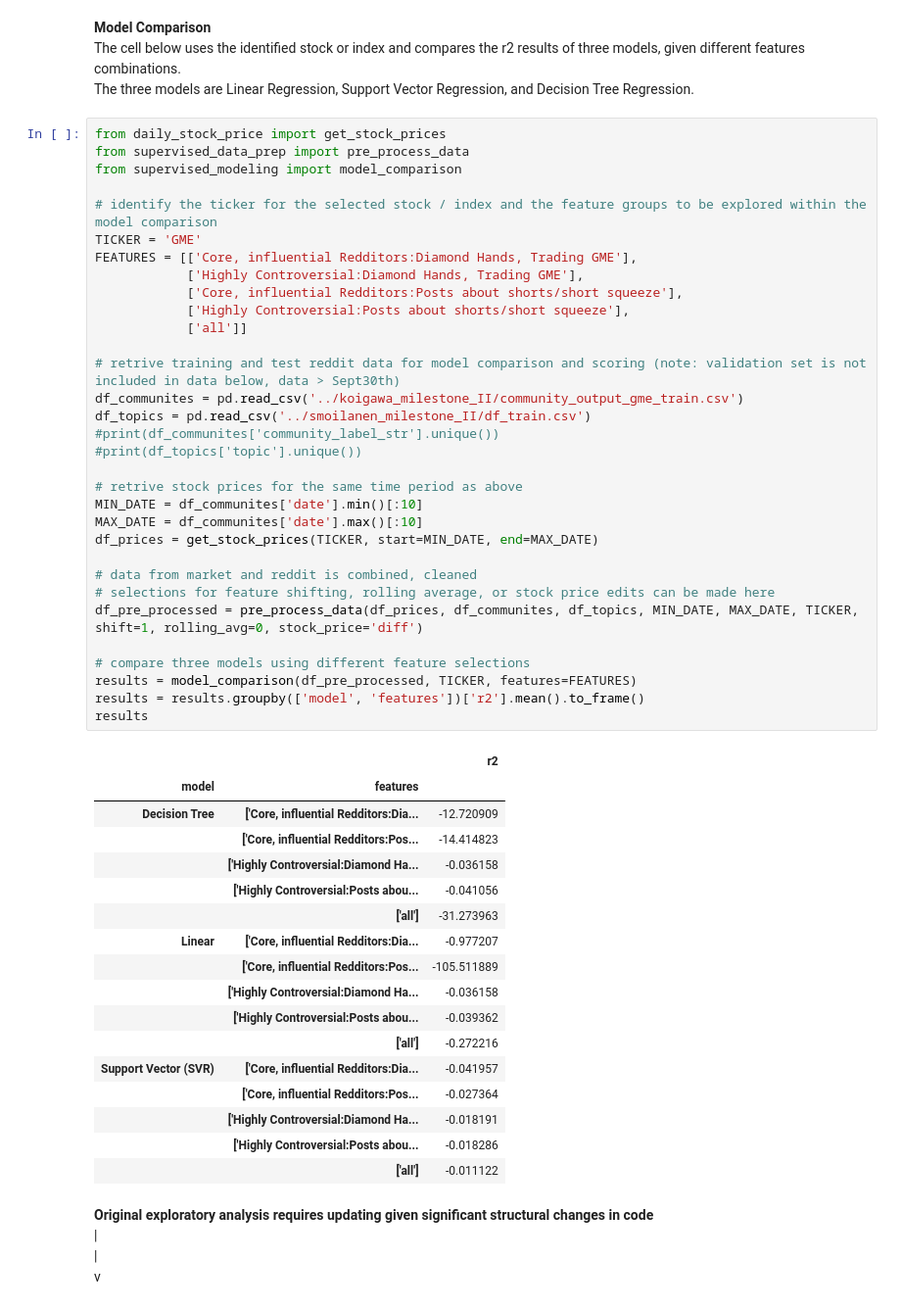
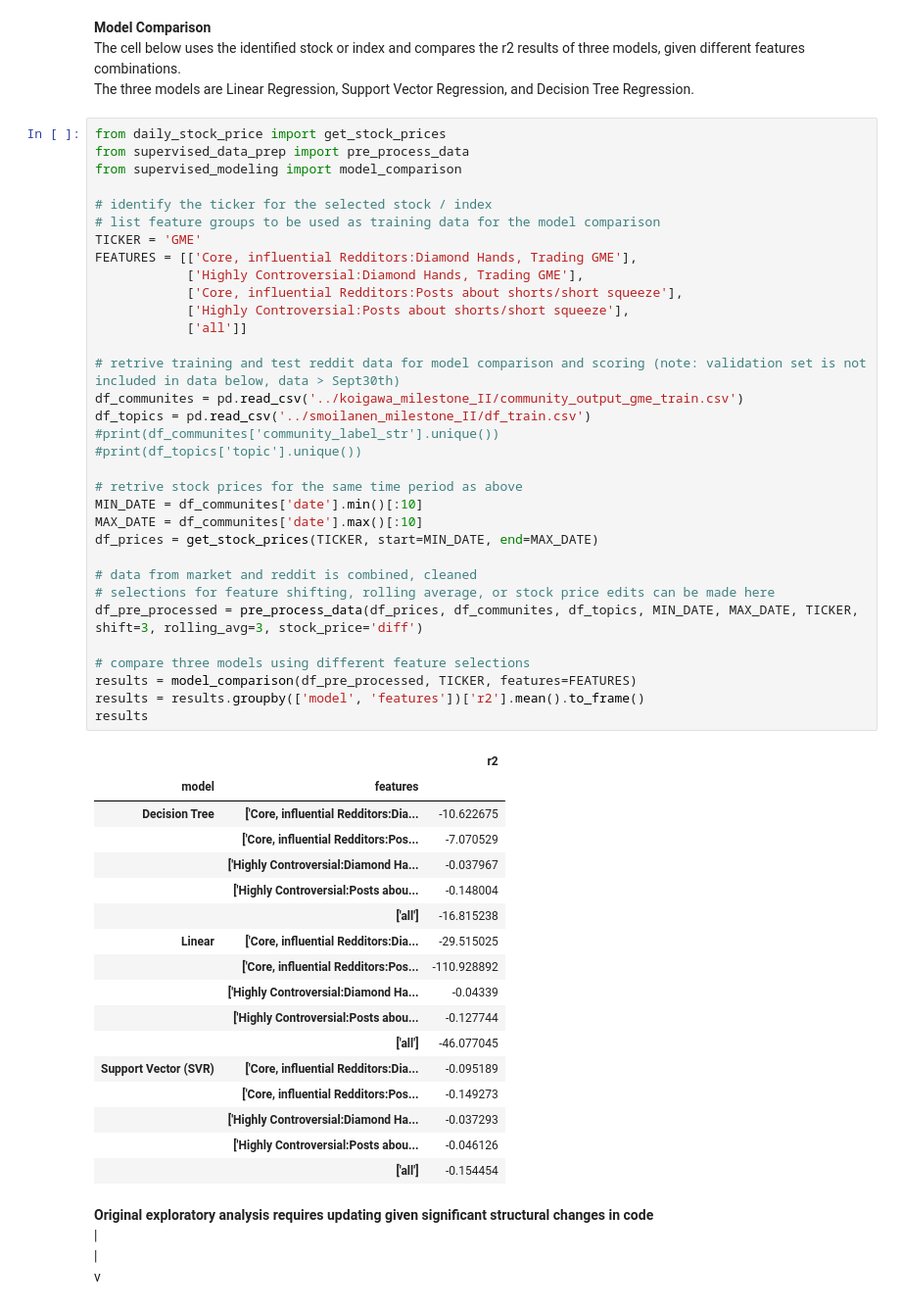
Before and after one commit to carldebski/mads_milestone_II, a Jupyter notebook: cdebski_milestone_II/model_comparison.ipynb, the cells around one changed output. Shown at 98% size. Drawn from its saved outputs; the diff is of its cells as text.

```diff
--- a/cdebski_milestone_II/model_comparison.ipynb
+++ b/cdebski_milestone_II/model_comparison.ipynb
@@ -12,51 +12,52 @@ from daily_stock_price import get_stock_prices
 from supervised_data_prep import pre_process_data
 from supervised_modeling import model_comparison
 
-# identify the ticker for the selected stock / index and the feature groups to be explored within the model comparison
+# identify the ticker for the selected stock / index
+# list feature groups to be used as training data for the model comparison
 TICKER = 'GME'
 FEATURES = [['Core, influential Redditors:Diamond Hands, Trading GME'],
             ['Highly Controversial:Diamond Hands, Trading GME'],
             ['Core, influential Redditors:Posts about shorts/short squeeze'],
             ['Highly Controversial:Posts about shorts/short squeeze'],
             ['all']]
 
 # retrive training and test reddit data for model comparison and scoring (note: validation set is not included in data below, data > Sept30th)
 df_communites = pd.read_csv('../koigawa_milestone_II/community_output_gme_train.csv')
 df_topics = pd.read_csv('../smoilanen_milestone_II/df_train.csv')
 #print(df_communites['community_label_str'].unique())
 #print(df_topics['topic'].unique())
 
 # retrive stock prices for the same time period as above
 MIN_DATE = df_communites['date'].min()[:10]
 MAX_DATE = df_communites['date'].max()[:10]
 df_prices = get_stock_prices(TICKER, start=MIN_DATE, end=MAX_DATE)
 
 # data from market and reddit is combined, cleaned
 # selections for feature shifting, rolling average, or stock price edits can be made here
-df_pre_processed = pre_process_data(df_prices, df_communites, df_topics, MIN_DATE, MAX_DATE, TICKER, shift=1, rolling_avg=0, stock_price='diff')
+df_pre_processed = pre_process_data(df_prices, df_communites, df_topics, MIN_DATE, MAX_DATE, TICKER, shift=3, rolling_avg=3, stock_price='diff')
 
 # compare three models using different feature selections
 results = model_comparison(df_pre_processed, TICKER, features=FEATURES)
 results = results.groupby(['model', 'features'])['r2'].mean().to_frame()
 results
 # %% [output]
 |  |  | r2 |
 | model | features |  |
-| Decision Tree | ['Core, influential Redditors:Dia... | -12.720909 |
-|  | ['Core, influential Redditors:Pos... | -14.414823 |
-|  | ['Highly Controversial:Diamond Ha... | -0.036158 |
-|  | ['Highly Controversial:Posts abou... | -0.041056 |
-|  | ['all'] | -31.273963 |
-| Linear | ['Core, influential Redditors:Dia... | -0.977207 |
-|  | ['Core, influential Redditors:Pos... | -105.511889 |
-|  | ['Highly Controversial:Diamond Ha... | -0.036158 |
-|  | ['Highly Controversial:Posts abou... | -0.039362 |
-|  | ['all'] | -0.272216 |
-| Support Vector (SVR) | ['Core, influential Redditors:Dia... | -0.041957 |
-|  | ['Core, influential Redditors:Pos... | -0.027364 |
-|  | ['Highly Controversial:Diamond Ha... | -0.018191 |
-|  | ['Highly Controversial:Posts abou... | -0.018286 |
-|  | ['all'] | -0.011122 |
+| Decision Tree | ['Core, influential Redditors:Dia... | -10.622675 |
+|  | ['Core, influential Redditors:Pos... | -7.070529 |
+|  | ['Highly Controversial:Diamond Ha... | -0.037967 |
+|  | ['Highly Controversial:Posts abou... | -0.148004 |
+|  | ['all'] | -16.815238 |
+| Linear | ['Core, influential Redditors:Dia... | -29.515025 |
+|  | ['Core, influential Redditors:Pos... | -110.928892 |
+|  | ['Highly Controversial:Diamond Ha... | -0.04339 |
+|  | ['Highly Controversial:Posts abou... | -0.127744 |
+|  | ['all'] | -46.077045 |
+| Support Vector (SVR) | ['Core, influential Redditors:Dia... | -0.095189 |
+|  | ['Core, influential Redditors:Pos... | -0.149273 |
+|  | ['Highly Controversial:Diamond Ha... | -0.037293 |
+|  | ['Highly Controversial:Posts abou... | -0.046126 |
+|  | ['all'] | -0.154454 |
 # %% [markdown]
 **Original exploratory analysis requires updating given significant structural changes in code**\
 |\
```
Also changed, not shown: 1 other file.
